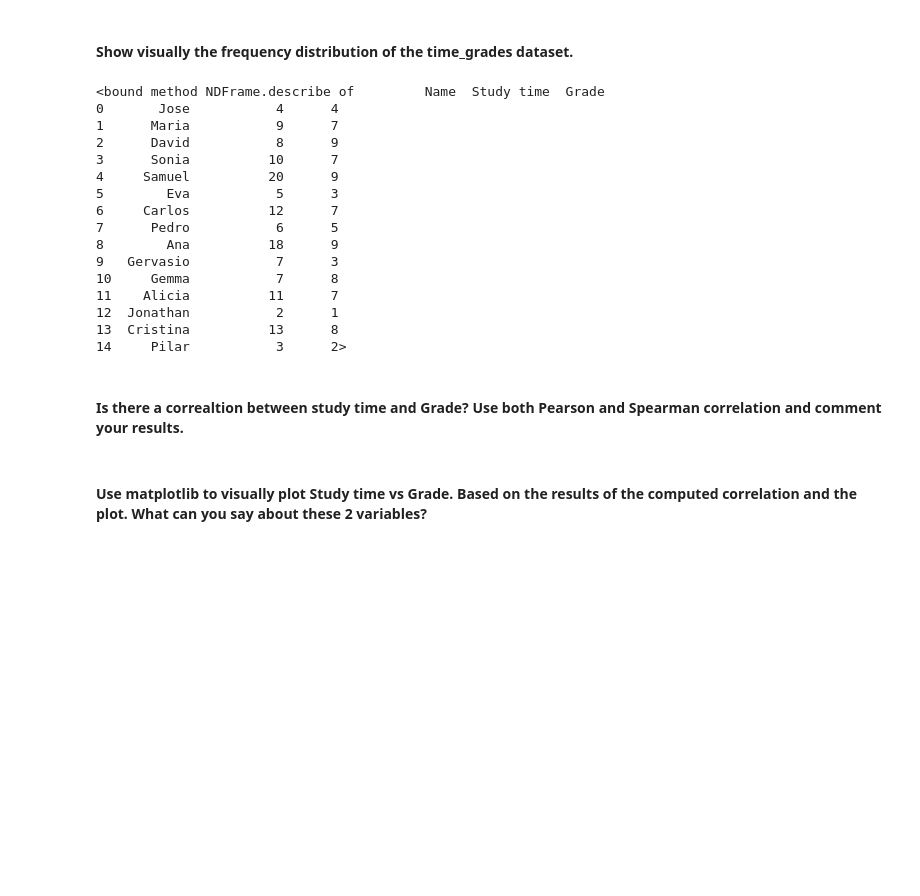
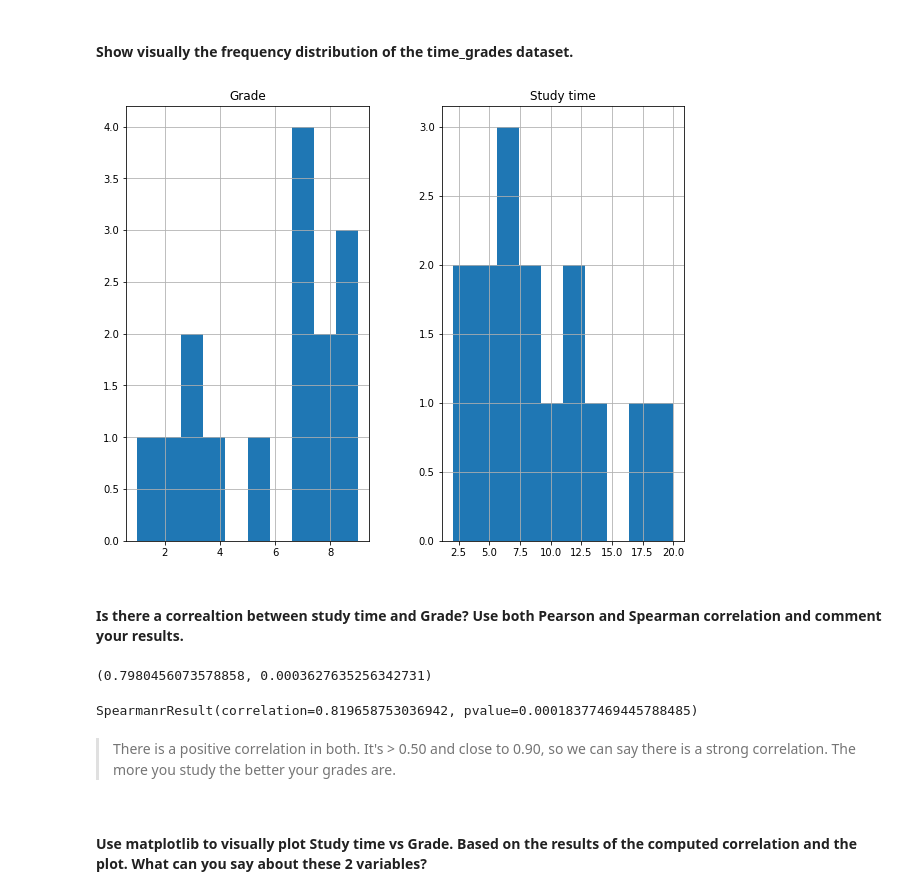
Before and after one commit to ironhack-bcn-data-june-2020/24-lab-pivot-table-and-correlation, a Jupyter notebook: your_code/main.ipynb, the cells around one changed output. Drawn from its saved outputs; the diff is of its cells as text; code cells hidden in the pictures; blank space fills up the shorter version.

```diff
--- a/your_code/main.ipynb
+++ b/your_code/main.ipynb
@@ -317,23 +313,8 @@ time_grades.head()
 # %% [markdown]
 #### Show visually the frequency distribution of the time_grades dataset.
 # %%
-time_grades.describe
+time_grades.hist();
 # %% [output]
-<bound method NDFrame.describe of         Name  Study time  Grade
-0       Jose           4      4
-1      Maria           9      7
-2      David           8      9
-3      Sonia          10      7
-4     Samuel          20      9
-5        Eva           5      3
-6     Carlos          12      7
-7      Pedro           6      5
-8        Ana          18      9
-9   Gervasio           7      3
-10     Gemma           7      8
-11    Alicia          11      7
-12  Jonathan           2      1
-13  Cristina          13      8
-14     Pilar           3      2>
+[figure, added]
 # %% [markdown]
 #### Is there a correaltion between study time and Grade? Use both Pearson and Spearman correlation and comment your results.
@@ -344,2 +321,12 @@ time_grades.describe
+# %%
+stats.pearsonr(time_grades['Study time'], time_grades['Grade'])
+# %% [output]
+(0.7980456073578858, 0.0003627635256342731)
+# %%
+stats.spearmanr(time_grades['Study time'], time_grades['Grade'])
+# %% [output]
+SpearmanrResult(correlation=0.819658753036942, pvalue=0.00018377469445788485)
+# %% [markdown]
+> There is a positive correlation in both. It's > 0.50 and close to 0.90, so we can say there is a strong correlation. The more you study the better your grades are.
 # %% [markdown]
 #### Use matplotlib to visually plot Study time vs Grade. Based on the results of the computed correlation and the plot. What can you say about these 2 variables?
```
Also changed, not shown: parts of 19 cells of this notebook.
